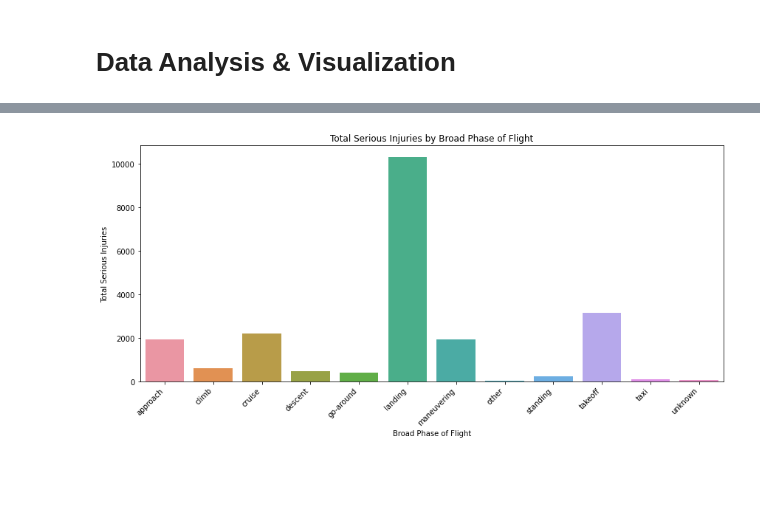
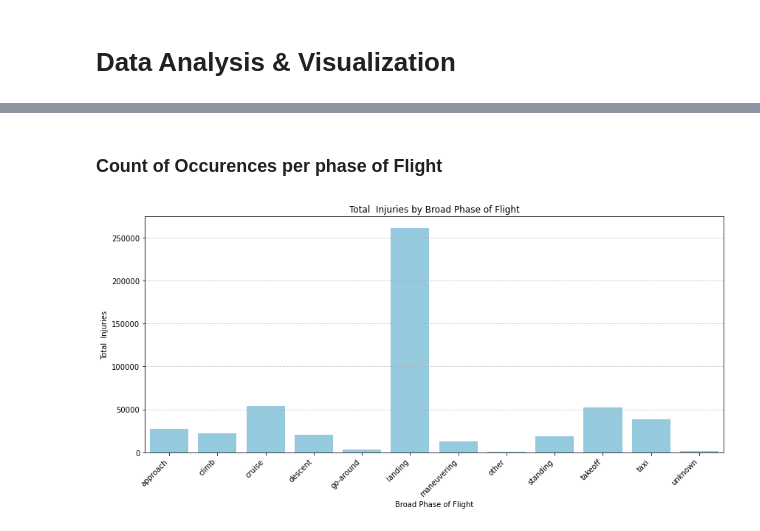
Before and after one commit to Murugi001/Phase-1-project, a Jupyter notebook: student.ipynb, the cells around one changed output, grey strips where cells are left out. Cells and saved outputs as stored; diff of their text form; code cells hidden in the pictures; blank space fills up the shorter version.

Commit message:
added a barplot

```diff
--- a/student.ipynb
+++ b/student.ipynb
@@ -366,22 +357,0 @@ plt.show()
-# %%
-# Convert Event.Date to datetime and extract year
-df['Event.Date'] = pd.to_datetime(df['Event.Date'], errors='coerce')
-df['Year'] = df['Event.Date'].dt.year
-
-# Group by Year and Make, summing the total fatal injuries
-injury_trend = df.groupby(['Year', 'Make'])['Total.Uninjured'].sum().reset_index()
-
-# Filter for top 5 most frequent makes (optional for clearer plotting)
-top_makes = df['Make'].value_counts().nlargest(3).index
-injury_trend = injury_trend[injury_trend['Make'].isin(top_makes)]
-
-# Plot the trend
-plt.figure(figsize=(14, 6))
-sns.lineplot(data=injury_trend, x='Year', y='Total.Uninjured', hue='Make', marker='o')
-plt.title('Trend of Total Uninjuredby Year and Aircraft Make')
-plt.xlabel('Year')
-plt.ylabel('Total Uninjured')
-plt.legend(title='Aircraft Make')
-plt.grid(True)
-plt.tight_layout()
-plt.show()
@@ -390,15 +358,18 @@ plt.show()
+# %% [markdown]
+### Count of Occurences per phase of Flight
 # %%
 # Plotting the distribution of Total Fatal Injuries
-phase_fatalities = df.groupby('Broad.phase.of.flight')['Total.Serious.Injuries'].sum().reset_index()
+phase_fatalities = df.groupby('Broad.phase.of.flight')['TotalInjuries'].sum().reset_index()
 
 # Then plot
 plt.figure(figsize=(12,6))
-sns.barplot(data=phase_fatalities, x='Broad.phase.of.flight', y='Total.Serious.Injuries')
+sns.barplot(data=phase_fatalities, x='Broad.phase.of.flight', y='TotalInjuries', color='skyblue')
 plt.xticks(rotation=45, ha='right')
-plt.title('Total Serious Injuries by Broad Phase of Flight')
-plt.ylabel('Total Serious Injuries')
+plt.title('Total  Injuries by Broad Phase of Flight')
+plt.ylabel('Total  Injuries')
 plt.xlabel('Broad Phase of Flight')
+plt.grid(axis='y', linestyle='--', alpha=0.7)
 plt.tight_layout()
 plt.show()
 # %% [output]
-[figure, old version]
+[figure, new version]
```
Also changed, not shown: parts of 34 cells of this notebook, 2 other files.
